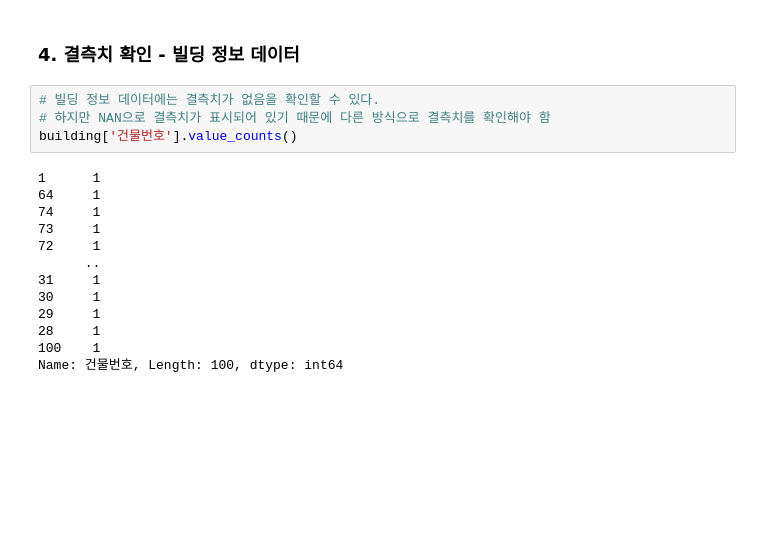
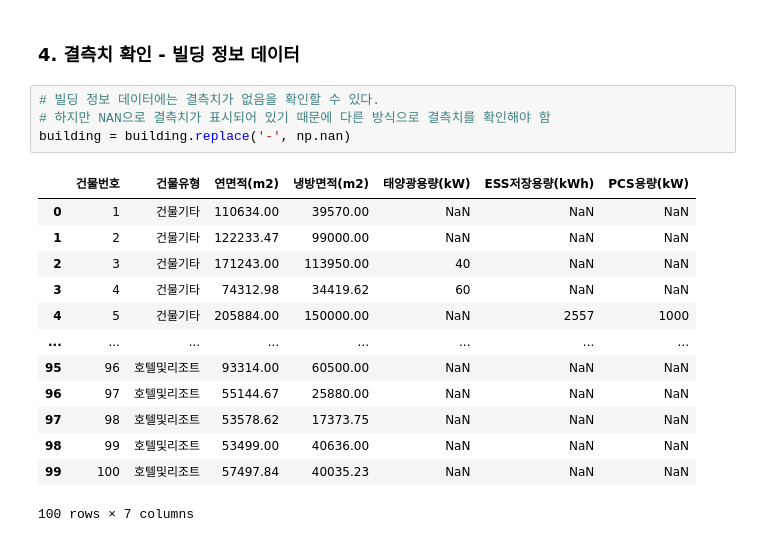
Before and after one commit to dongkieric98/-, a Jupyter notebook: electricity_EDA.ipynb, the cells around one changed output. Saved outputs shown, nothing was run; the diff lists cells and outputs as text; blank space fills up the shorter version.

```diff
--- a/electricity_EDA.ipynb
+++ b/electricity_EDA.ipynb
@@ -41,17 +52,18 @@ train.head(5)
 # %%
 # 빌딩 정보 데이터에는 결측치가 없음을 확인할 수 있다.
 # 하지만 NAN으로 결측치가 표시되어 있기 때문에 다른 방식으로 결측치를 확인해야 함
-building['건물번호'].value_counts()
+building = building.replace('-', np.nan)
 # %% [output]
+|  | 건물번호 | 건물유형 | 연면적(m2) | 냉방면적(m2) | 태양광용량(kW) | ESS저장용량(kWh) | PCS용량(kW) |
+| 0 | 1 | 건물기타 | 110634.00 | 39570.00 | NaN | NaN | NaN |
+| 1 | 2 | 건물기타 | 122233.47 | 99000.00 | NaN | NaN | NaN |
+| 2 | 3 | 건물기타 | 171243.00 | 113950.00 | 40 | NaN | NaN |
+| 3 | 4 | 건물기타 | 74312.98 | 34419.62 | 60 | NaN | NaN |
+| 4 | 5 | 건물기타 | 205884.00 | 150000.00 | NaN | 2557 | 1000 |
+| ... | ... | ... | ... | ... | ... | ... | ... |
+| 95 | 96 | 호텔및리조트 | 93314.00 | 60500.00 | NaN | NaN | NaN |
+| 96 | 97 | 호텔및리조트 | 55144.67 | 25880.00 | NaN | NaN | NaN |
+| 97 | 98 | 호텔및리조트 | 53578.62 | 17373.75 | NaN | NaN | NaN |
+| 98 | 99 | 호텔및리조트 | 53499.00 | 40636.00 | NaN | NaN | NaN |
+| 99 | 100 | 호텔및리조트 | 57497.84 | 40035.23 | NaN | NaN | NaN |
-1      1
-64     1
-74     1
-73     1
-72     1
-      ..
-31     1
-30     1
-29     1
-28     1
-100    1
-Name: 건물번호, Length: 100, dtype: int64
+100 rows × 7 columns
```
Also changed, not shown: parts of 5 cells of this notebook, 1 other file.
